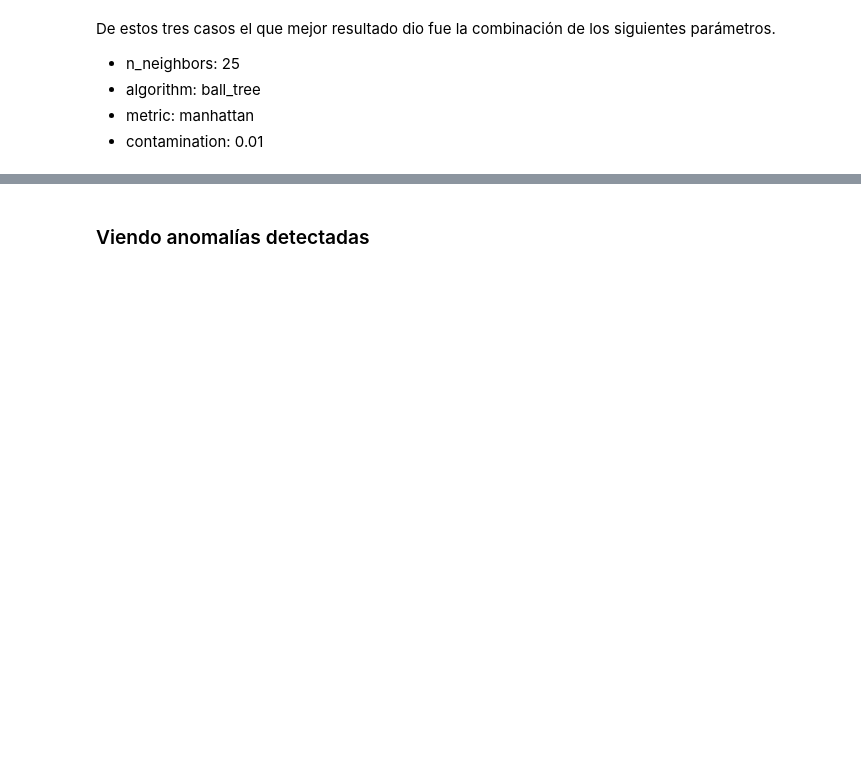
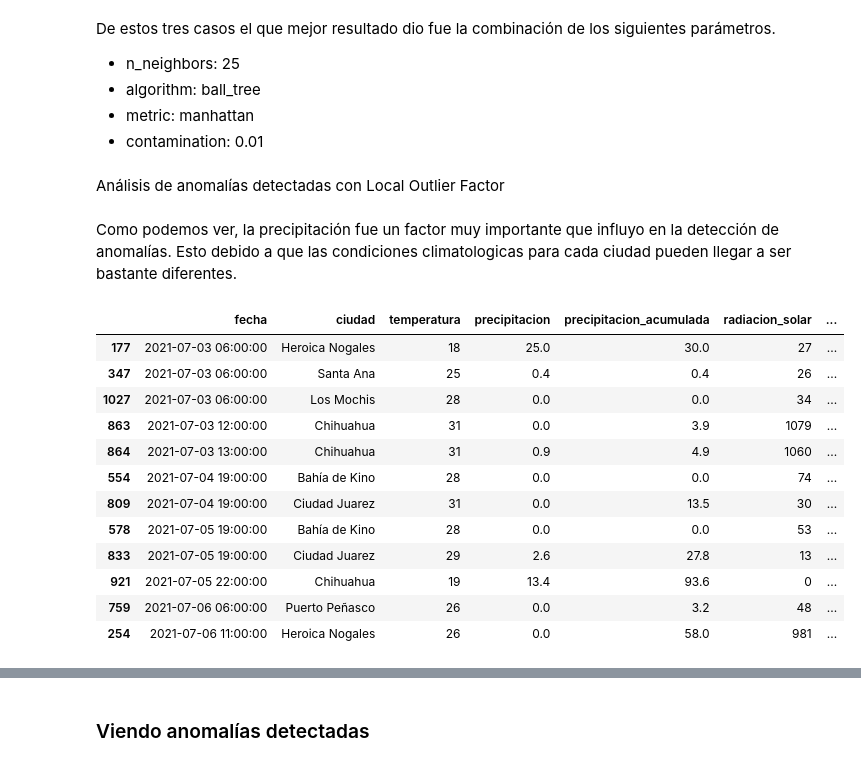
Before and after one commit to carlosvelv/proyecto_anomalias, a Jupyter notebook: Anomalias_proyecto_revision_1.ipynb, the cells around one changed output, grey strips where cells are left out. Cells and saved outputs as stored; diff of their text form; code cells hidden in the pictures; blank space fills up the shorter version.

```diff
--- a/Anomalias_proyecto_revision_1.ipynb
+++ b/Anomalias_proyecto_revision_1.ipynb
@@ -509,3 +509,33 @@ De estos tres casos el que mejor resultado dio fue la combinación de los siguie
 *   algorithm: ball_tree
 *   metric: manhattan
 *   contamination: 0.01
+# %% [markdown]
+Análisis de anomalías detectadas con Local Outlier Factor
+# %% [markdown]
+Como podemos ver, la precipitación fue un factor muy importante que influyo en la detección de anomalías.
+Esto debido a que las condiciones climatologicas para cada ciudad pueden llegar a ser bastante diferentes.
+# %%
+model = LocalOutlierFactor(n_neighbors=25, algorithm="ball_tree", metric="manhattan", contamination=0.01)
+lof = model.fit_predict(df2)
+
+#Imprimir solo los outliers detectados
+outliers = []
+for index in range(len(lof)):
+  if lof[index] < 0 :
+    outliers.append(index)
+
+df.iloc[outliers].sort_values(by=["fecha"])
+# %% [output]
+|  | fecha | ciudad | temperatura | precipitacion | precipitacion_acumulada | radiacion_solar | ... |
+| 177 | 2021-07-03 06:00:00 | Heroica Nogales | 18 | 25.0 | 30.0 | 27 | ... |
+| 347 | 2021-07-03 06:00:00 | Santa Ana | 25 | 0.4 | 0.4 | 26 | ... |
+| 1027 | 2021-07-03 06:00:00 | Los Mochis | 28 | 0.0 | 0.0 | 34 | ... |
+| 863 | 2021-07-03 12:00:00 | Chihuahua | 31 | 0.0 | 3.9 | 1079 | ... |
+| 864 | 2021-07-03 13:00:00 | Chihuahua | 31 | 0.9 | 4.9 | 1060 | ... |
+| 554 | 2021-07-04 19:00:00 | Bahía de Kino | 28 | 0.0 | 0.0 | 74 | ... |
+| 809 | 2021-07-04 19:00:00 | Ciudad Juarez | 31 | 0.0 | 13.5 | 30 | ... |
+| 578 | 2021-07-05 19:00:00 | Bahía de Kino | 28 | 0.0 | 0.0 | 53 | ... |
+| 833 | 2021-07-05 19:00:00 | Ciudad Juarez | 29 | 2.6 | 27.8 | 13 | ... |
+| 921 | 2021-07-05 22:00:00 | Chihuahua | 19 | 13.4 | 93.6 | 0 | ... |
+| 759 | 2021-07-06 06:00:00 | Puerto Peñasco | 26 | 0.0 | 3.2 | 48 | ... |
+| 254 | 2021-07-06 11:00:00 | Heroica Nogales | 26 | 0.0 | 58.0 | 981 | ... |
```
Also changed, not shown: parts of 23 cells of this notebook.
